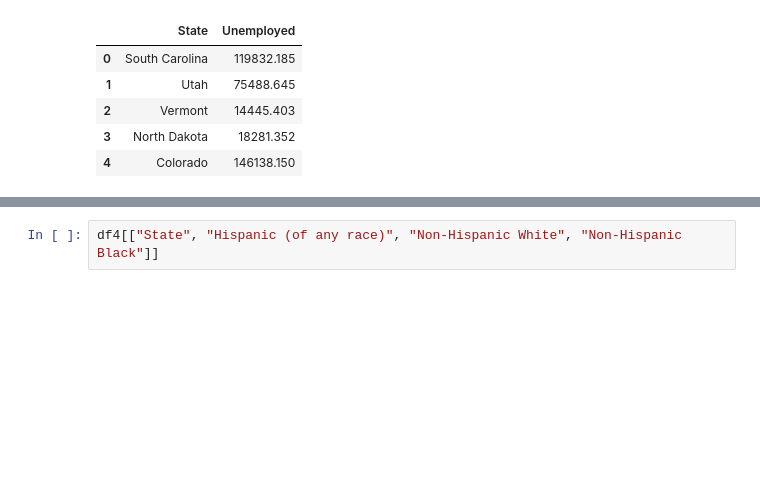
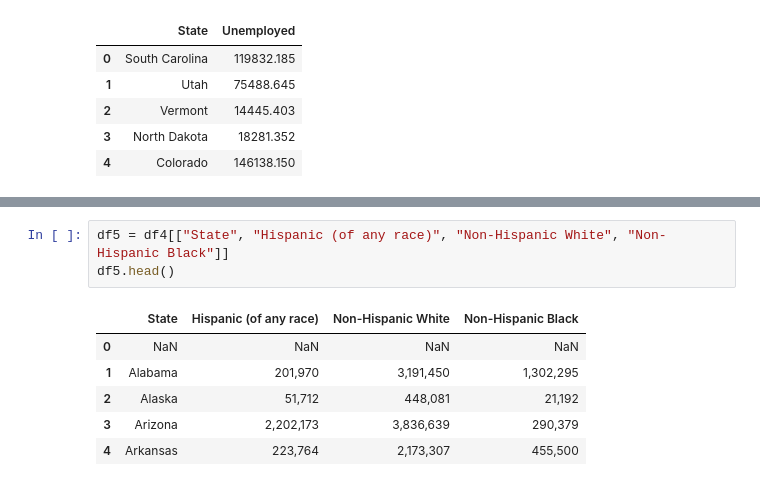
Before and after one commit to RahmanMonty/Unemployment, a Jupyter notebook: Unemployment.ipynb, the cells around one changed output, grey strips where cells are left out. Saved outputs shown, nothing was run; the diff lists cells and outputs as text; blank space fills up the shorter version.

```diff
--- a/Unemployment.ipynb
+++ b/Unemployment.ipynb
@@ -102,5 +197,13 @@ df4.head()
 # %%
-df4[["State", "Hispanic (of any race)", "Non-Hispanic White", "Non-Hispanic Black"]]
+df5 = df4[["State", "Hispanic (of any race)", "Non-Hispanic White", "Non-Hispanic Black"]]
+df5.head()
+# %% [output]
+|  | State | Hispanic (of any race) | Non-Hispanic White | Non-Hispanic Black |
+| 0 | NaN | NaN | NaN | NaN |
+| 1 | Alabama | 201,970 | 3,191,450 | 1,302,295 |
+| 2 | Alaska | 51,712 | 448,081 | 21,192 |
+| 3 | Arizona | 2,202,173 | 3,836,639 | 290,379 |
+| 4 | Arkansas | 223,764 | 2,173,307 | 455,500 |
 # %%
 #Utilizing the national unemployment numbers published by the economic policy institute for February 2020 I was able to
 # determine the number of unemployed members of each state for the demographics of black, hispanics, and white.
```
Also changed, not shown: parts of 13 cells of this notebook.
